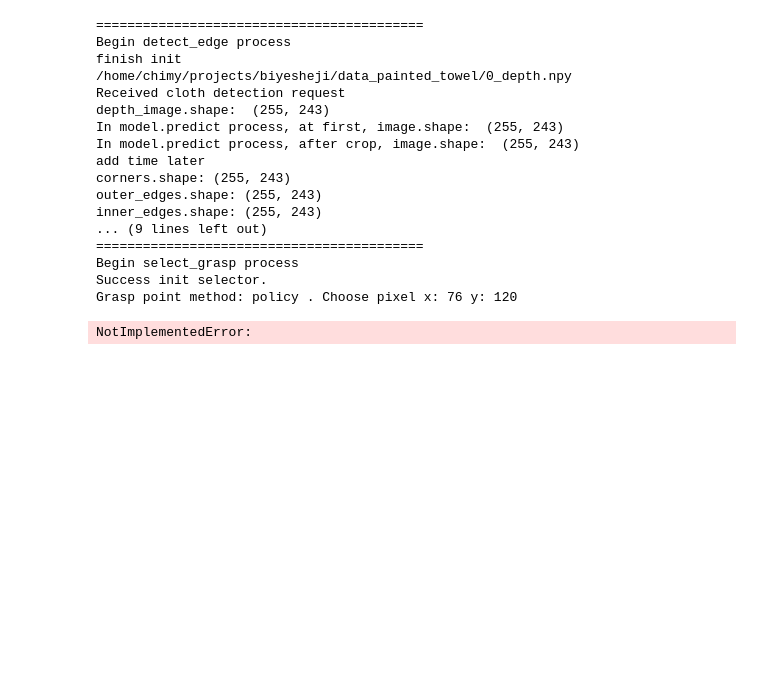
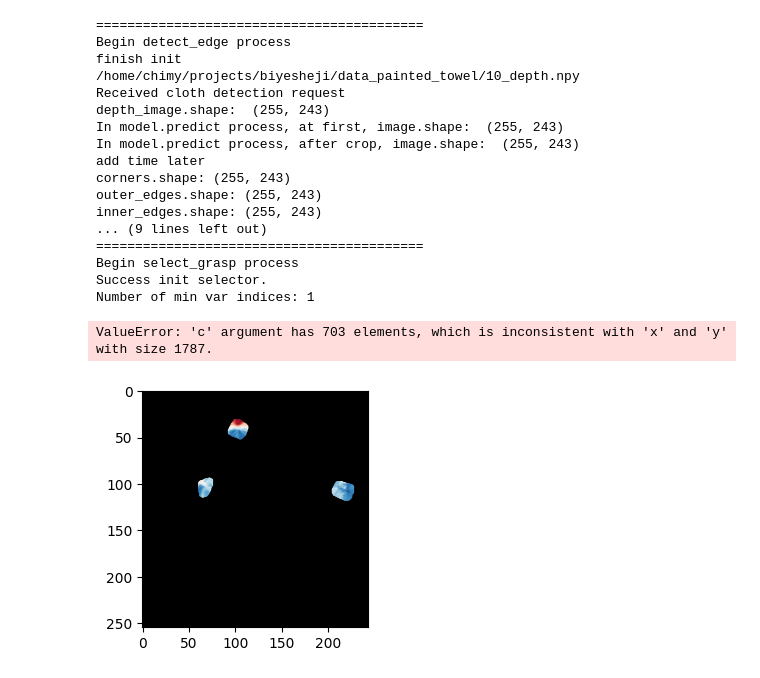
Before and after one commit to Gamersky0/cloth-segementation, a Jupyter notebook: service_without_ROS_test/my_pipeline.ipynb, the cells around one changed output. Cells and saved outputs as stored; diff of their text form; code cells hidden in the pictures; blank space fills up the shorter version.

```diff
--- a/service_without_ROS_test/my_pipeline.ipynb
+++ b/service_without_ROS_test/my_pipeline.ipynb
@@ -443,57 +446,67 @@ class GraspSelector:
         return response
 # %%
-if __name__ == '__main__':
+def detect_edge():
     detection_method = 'network'
     datapath = "/home/chimy/projects/biyesheji/data_painted_towel"
     crop_dims = [180, 650, 450, 900, 2] # seems not used yet
-    img_index = 0
+    img_index = 10
 
+    e = EdgeDetector(detection_method, crop_dims, datapath)
+    prediction = e.run(img_index)
+    return prediction
+
+def select_grasp(prediction):
+    detection_method = "network"
+    # Option: random, manual, confidence, policy
+    grasp_point_method = "confidence"
+    # Option: predict没有写?, inneredge, center
+    grasp_angle_method = "inneredge"
+    # Option: corner, edge
+    grasp_target = "edge"
+
+    g = GraspSelector(detection_method, grasp_point_method, grasp_angle_method, prediction, grasp_target)
+    grasp = g.run()
+    return grasp
+
+if __name__ == '__main__':
     print('\033[32m' + '==========================================' + '\033[0m')
     print('\033[32m' + 'Begin detect_edge process' + '\033[0m')
-    e = EdgeDetector(detection_method, crop_dims, datapath)
-    prediction = e.run(img_index)
+    prediction = detect_edge()
     print('\033[32m' + 'End detect_edge process' + '\033[0m')
     print('\033[32m' + '==========================================' + '\033[0m')
 
     # print prediction shape
     ENBALE_PREDICTION_SHAPE_TEST = True
     if ENBALE_PREDICTION_SHAPE_TEST:
         print('{:<25} {}'.format("prediction.rgb_im.shape:", prediction.rgb_im.shape))
         print('{:<25} {}'.format("prediction.depth_im.shape:", prediction.depth_im.shape))
         print('{:<25} {}'.format("prediction.prediction.shape:", prediction.prediction.shape))
         print('{:<25} {}'.format("prediction.corners.shape:", prediction.corners.shape))
         print('{:<25} {}'.format("prediction.outer_edges.shape:", prediction.outer_edges.shape))
         print('{:<25} {}'.format("prediction.inner_edges.shape:", prediction.inner_edges.shape))
 
-    detection_method = "network"
-    grasp_point_method = "policy"
-    # Option: predict, inneredge, center
-    grasp_angle_method = "predict"
-    # grasp_target = "edge"
-    grasp_target = "corner"
-
     print('\033[32m' + '==========================================' + '\033[0m')
     print('\033[32m' + 'Begin select_grasp process' + '\033[0m')
-    g = GraspSelector(detection_method, grasp_point_method, grasp_angle_method, prediction, grasp_target)
-    grasp = g.run()
+    grasp = select_grasp(prediction)
     print('\033[32m' + 'End select_grasp process' + '\033[0m')
     print('\033[32m' + '==========================================' + '\033[0m')
 # %% [output]
 ==========================================
 Begin detect_edge process
 finish init
-/home/chimy/projects/biyesheji/data_painted_towel/0_depth.npy
+/home/chimy/projects/biyesheji/data_painted_towel/10_depth.npy
 Received cloth detection request
 depth_image.shape:  (255, 243)
 In model.predict process, at first, image.shape:  (255, 243)
 In model.predict process, after crop, image.shape:  (255, 243)
 add time later
 corners.shape: (255, 243)
 outer_edges.shape: (255, 243)
 inner_edges.shape: (255, 243)
 ... (9 lines left out)
 ==========================================
 Begin select_grasp process
 Success init selector.
-Grasp point method: policy . Choose pixel x: 76 y: 120
+Number of min var indices: 1
-NotImplementedError:
+ValueError: 'c' argument has 703 elements, which is inconsistent with 'x' and 'y' with size 1787.
+[figure, added]
```
Also changed, not shown: parts of 3 cells of this notebook, 20 other files.
